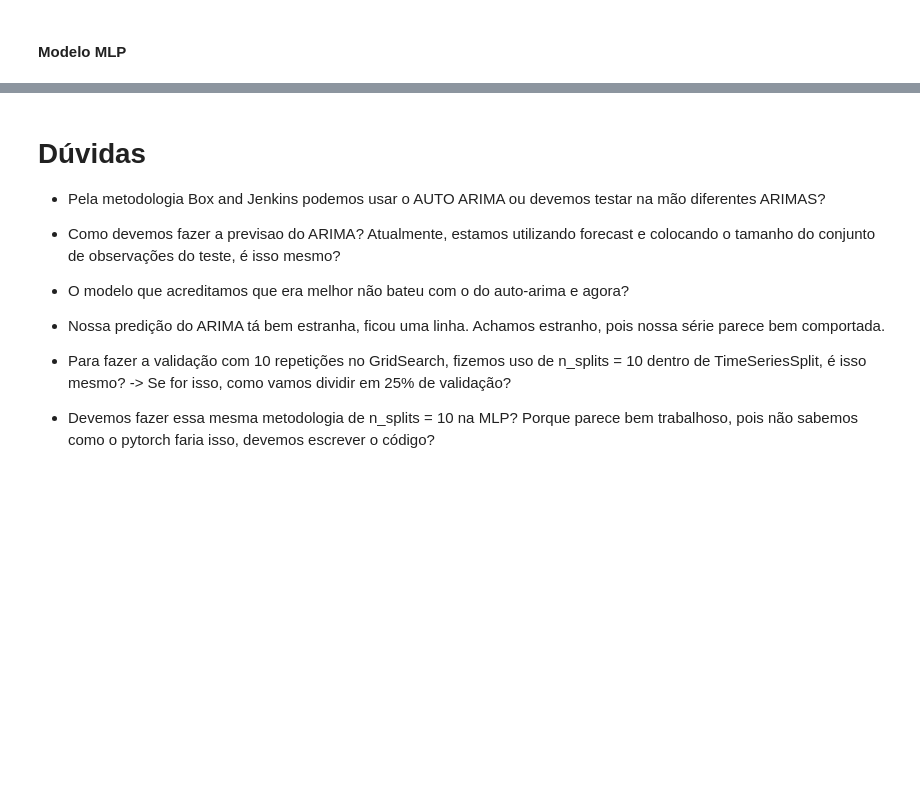
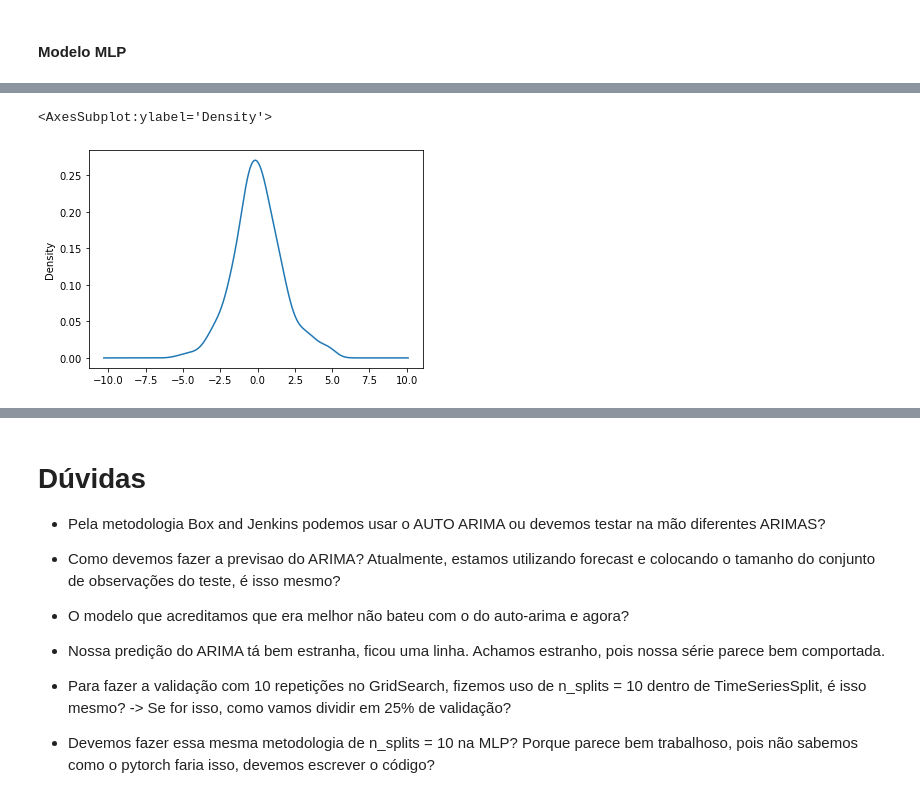
Before and after one commit to lucascouri2/residencia-st, a Jupyter notebook: Relatorio.ipynb, the cells around one changed output, grey strips where cells are left out. Cells and saved outputs as stored; diff of their text form; code cells hidden in the pictures; blank space fills up the shorter version.

```diff
--- a/Relatorio.ipynb
+++ b/Relatorio.ipynb
@@ -662,0 +731,5 @@ pd.concat([pd.Series(pred_best_MLP, name='pred'), y_test_d1.reset_index(drop=Tru
+# %%
+pd.Series(residuos).plot.kde()
+# %% [output]
+<AxesSubplot:ylabel='Density'>
+[figure, added]
```
Also changed, not shown: parts of 11 cells of this notebook.
